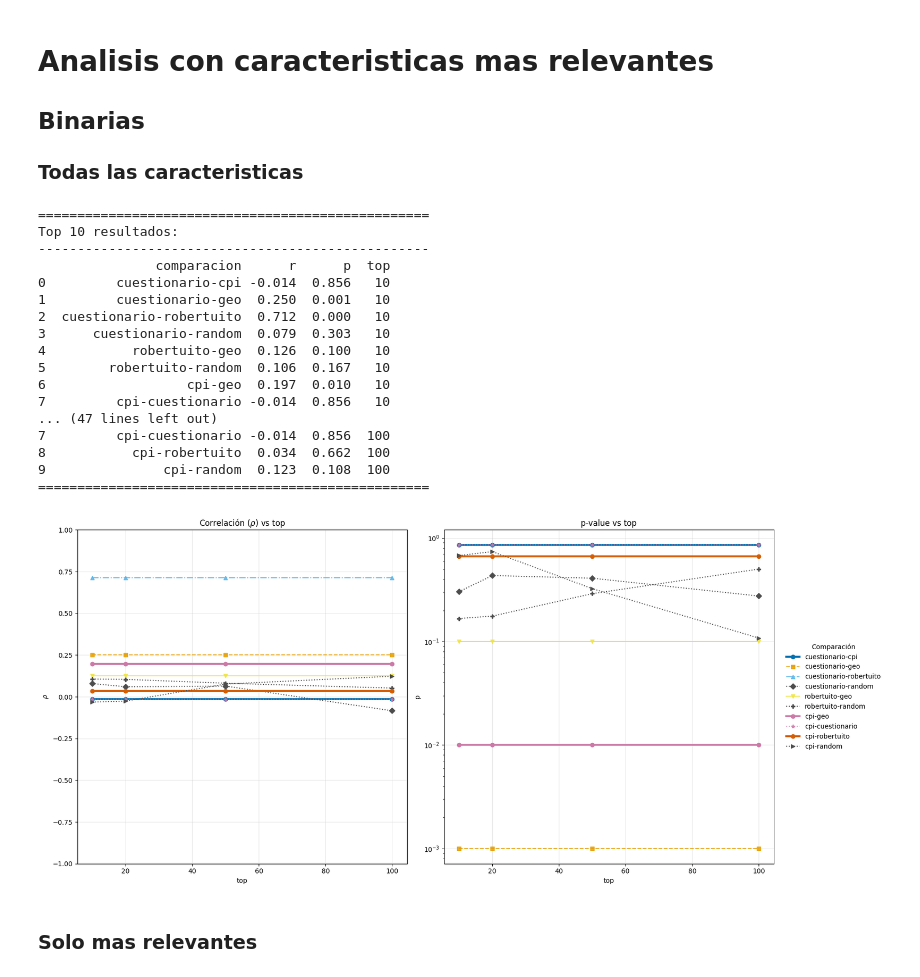
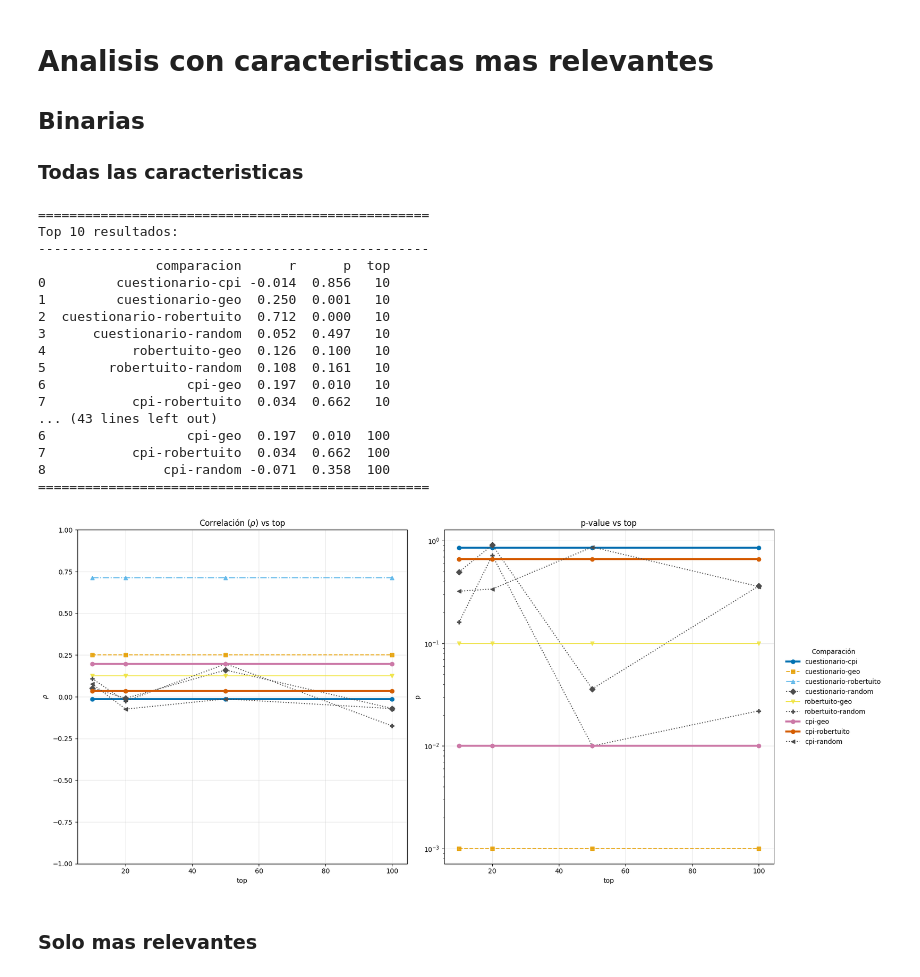
Before and after one commit to PastaFosil/ComputerScienceMaster, a Jupyter notebook: proyecto_tecnologico/full_analysis.ipynb, the cells around one changed output. Saved outputs shown, nothing was run; the diff lists cells and outputs as text; code cells hidden in the pictures.

```diff
--- a/proyecto_tecnologico/full_analysis.ipynb
+++ b/proyecto_tecnologico/full_analysis.ipynb
@@ -273,9 +273,10 @@ bad_questions = [bad for bad in bad_questions if "__" in bad]
 df_pag_info = srl.analyze_pages(df_responses, multi_choice, possible_answers)
 df_pag_info = df_pag_info.drop(columns=bad_questions)
 one_hot_cols = [col for col in df_pag_info.columns if df_pag_info[col].isin([0, 1]).all()]
-#df_pag_info_ordinal = srl.analyze_pages(df_responses, multi_choice, possible_answers)
-#df_pag_info_ordinal = df_pag_info_ordinal.drop(columns=bad_questions)
+df_pag_info_ordinal = srl.analyze_pages(df_responses, multi_choice, possible_answers, ordinal=True)
+df_pag_info_ordinal = df_pag_info_ordinal.drop(columns=bad_questions)
 df_dict["page_info"] = df_pag_info
+df_dict["page_info_ordinal"] = df_pag_info_ordinal
 df_pag_info
 # %% [output]
 |  | nivel_educacion__a | nivel_educacion__b | origen_entidad__a | origen_entidad__b | tipo_entidad__a | ... |
@@ -330,7 +331,7 @@ relevance_wide_forms = srl.feature_relevance_multitarget(wide_forms, df_dict['cp
 relevance_wide_forms_ordinal = srl.feature_relevance_multitarget(wide_forms_ordinal, df_dict['cpi'])
 #relevance_profile_forms_ordinal = srl.feature_relevance_multitarget(df_dict['cpi'], profile_forms_ordinal)
 # %%
-relevance, wide_forms = srl.compute_rank_feature_distance(df_dict['rankings'], df_dict['page_info'], segment_size=10, onehot_cols=one_hot_cols, expanded=True, by='top_k_options', threshold=0.6, k=5, compare_to=df_dict["cpi"][['cpi']])
+relevance, wide_forms = srl.compute_rank_feature_distance(df_dict['rankings'], df_dict['page_info'], segment_size=10, onehot_cols=one_hot_cols, expanded=True, by='top_k_options', threshold=0.6, k = \1, compare_to=df_dict["cpi"][['cpi']])
 relevance
 # %% [output]
 | country | Argentina | Bolivia | Chile | Colombia | Costa Rica | Cuba | Dominican Republic | Ecuador | El Salvador | ... |
@@ -414,9 +415,12 @@ segmentation = 10
 
 method = "kendall"
 
-ignore = ['index-index', 'ordenBusquedas']
+ignore = ['index-index', 'ordenBusquedas', 'page_info_ordinal']
 all_results = []
 for top in [10, 20, 50, 100]:
+    # orden de rankings
+    #corr_dict['ordenBusquedas'], p, _ = srl.results_order_correlation(resultados, all_hrefs, top, method=method, absent_policy="1.5top")
+
     # valoracion de segmentos de rankings
     # formulario
     corr_dict['cuestionario'], _ = srl.compute_rank_feature_distance(df_dict['rankings'], df_dict['page_info'], segment_size=segmentation, onehot_cols=one_hot_cols, expanded=True)
@@ -454,9 +458,9 @@ for top in [10, 20, 50, 100]:
     # correlación entre evaluación y otras matrices
     for source in ["cuestionario", 'robertuito', 'cpi']:
 
-        rp_dict.update({source+'-'+k: spearmanr(vect_dict[source], vect_dict[k]) for k in vect_dict if k not in [source] + ignore})
+        rp_dict.update({source+'-'+k: spearmanr(vect_dict[source], vect_dict[k]) for k in vect_dict if k not in [source, 'index-index']})
 
-    for d in ['robertuito-cpi', 'robertuito-cuestionario']:
+    for d in ['cpi-cuestionario', 'robertuito-cpi', 'robertuito-cuestionario']:
         rp_dict.pop(d)
 
     results = pd.DataFrame({
@@ -526,41 +530,41 @@ for lab in cols:
         st["alpha"] = 1.0
         st["linewidth"] = 3.0
         st["linestyle"] = "-"
         st["marker"] = "o"
 
     else:
         # resto: intermedio
         st.setdefault("alpha", 0.85)
         st.setdefault("linewidth", 1.5)
 
 
 fig, axes = plt.subplots(1, 2, figsize=(18, 8))
 
 # Figura para r
 ax1 = srl.plot_wide(wide_r, title=r"Correlación ($\rho$) vs top", ylab=r"$\rho$", style_map=style_map, ylim=(-1, 1), ax=axes[0], show_legend=False)
 
 # Figura para p
 ax2 = srl.plot_wide(wide_p, title="p-value vs top", ylab="p", style_map=style_map, log_scale=True, ax=axes[1])
 plt.show()
 # %% [output]
 ==================================================
 Top 10 resultados:
 --------------------------------------------------
                comparacion      r      p  top
 0         cuestionario-cpi -0.014  0.856   10
 1         cuestionario-geo  0.250  0.001   10
 2  cuestionario-robertuito  0.712  0.000   10
-3      cuestionario-random  0.079  0.303   10
+3      cuestionario-random  0.052  0.497   10
 4           robertuito-geo  0.126  0.100   10
-5        robertuito-random  0.106  0.167   10
+5        robertuito-random  0.108  0.161   10
 6                  cpi-geo  0.197  0.010   10
-7         cpi-cuestionario -0.014  0.856   10
-... (47 lines left out)
-7         cpi-cuestionario -0.014  0.856  100
-8           cpi-robertuito  0.034  0.662  100
-9               cpi-random  0.123  0.108  100
+7           cpi-robertuito  0.034  0.662   10
+... (43 lines left out)
+6                  cpi-geo  0.197  0.010  100
+7           cpi-robertuito  0.034  0.662  100
+8               cpi-random -0.071  0.358  100
 ==================================================
-[figure, old version]
+[figure, new version]
 # %% [markdown]
 ### Solo mas relevantes
 # %%
```
Also changed, not shown: parts of 14 cells of this notebook.
